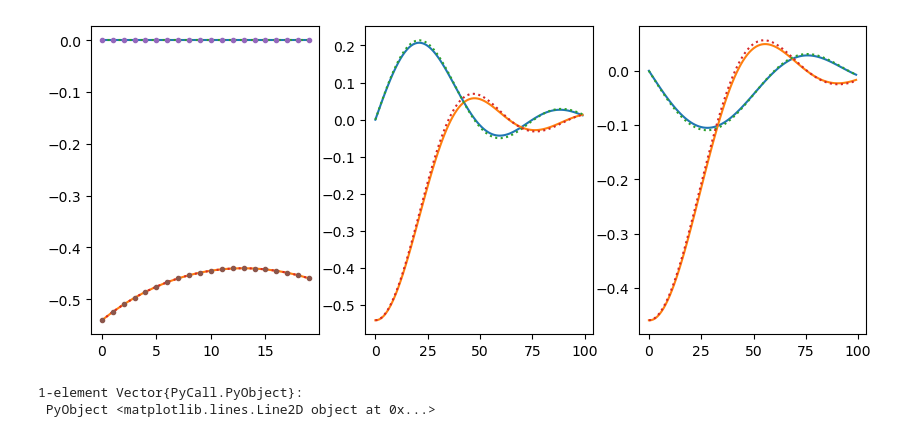
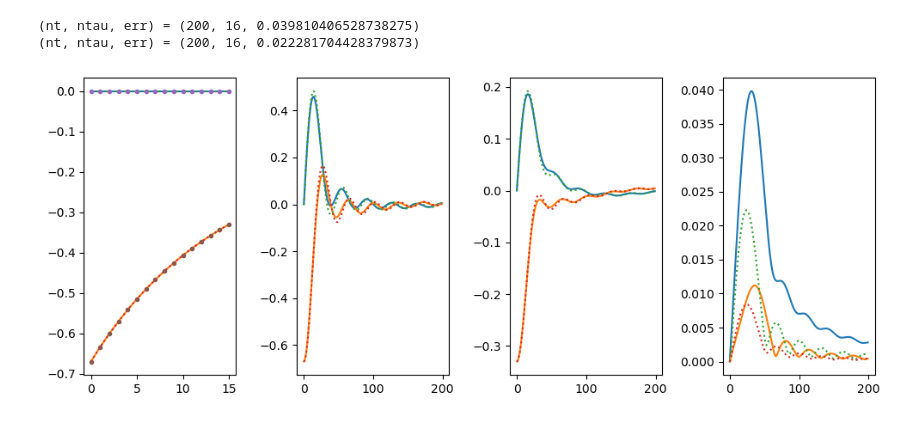
Before and after one commit to krivenko/QInchworm.jl, a Jupyter notebook: experiments/nonequilibrium/HybridizationFunction.ipynb, the cells around one changed output. Cells and saved outputs as stored; diff of their text form; code cells hidden in the pictures.

Commit message:
[expt] tti dyson impl trapz test

```diff
--- a/experiments/nonequilibrium/HybridizationFunction.ipynb
+++ b/experiments/nonequilibrium/HybridizationFunction.ipynb
@@ -127,5 +151,7 @@ end;
 # %%
-function timestep_tti!(G, H, Σ, t, τ)
+using LinearAlgebra; la = LinearAlgebra
+
+function timestep_tti_euler_bwd!(G, H, Σ, t, τ)
 
     grid = G.grid
 
@@ -141,10 +167,12 @@ function timestep_tti!(G, H, Σ, t, τ)
 
     # -- Solve integrol diff Dyson eq. for t > 0
 
-    I = integrate_tti_retarded(Σ, G, t, τ) # ΣR * Gtv
-    Q = integrate_tti_mixed(Σ, G, t, τ) # Σtv * GM
+    I = integrate_tti_retarded_trapz(Σ, G, t, τ) # ΣR * Gtv
+    Q = integrate_tti_mixed_trapz(Σ, G, t, τ) # Σtv * GM
 
     dt = step(grid, forward_branch)
+
+    t0 = first(grid[forward_branch])
     tm1 = grid[forward_branch][t.ridx - 1] # Previous time
 
     b = 1im/dt * G[:, :, tm1, τ] + I + Q
@@ -171,0 +223,10 @@ end
+# %%
+function timestep_tti!(G, H, Σ, t; euler=true)
+    for τ in G.grid[imaginary_branch]
+        if euler
+            timestep_tti_euler_bwd!(G, H, Σ, t, τ)
+        else
+            timestep_tti_trapz_bwd!(G, H, Σ, t, τ)
+        end
+    end
+end;
@@ -172,28 +262,48 @@ end
 # %%
-subp = [1, 3, 1]
+β = 0.5
+t = 1.0
+ϵ = 1.5
+
+tmax = 10.0
+
+ntau = 16
+nt = 200
+
+errs, G, Σ = solve_bethe(nt, ntau, tmax, β,  t, ϵ)
+errs_trapz, G_trapz, Σ_trapz = solve_bethe(nt, ntau, tmax, β,  t, ϵ; euler=false)
+
+subp = [1, 4, 1]
 plt.figure(figsize=(10, 4))
 
 plt.subplot(subp...); subp[end] += 1
 plt.plot(real(G.rm.data[1, 1, :, 1]))
 plt.plot(imag(G.rm.data[1, 1, :, 1]))
-plt.plot(real(G_ref_tti.rm.data[1, 1, :, 1]), ":")
-plt.plot(imag(G_ref_tti.rm.data[1, 1, :, 1]), ":")
+plt.plot(real(Σ.rm.data[1, 1, :, 1]), ":")
+plt.plot(imag(Σ.rm.data[1, 1, :, 1]), ":")
 plt.plot(real(G.mat.data[1, 1, :, 1]), ".")
 plt.plot(imag(G.mat.data[1, 1, :, 1]), ".")
-
 
 plt.subplot(subp...); subp[end] += 1
 plt.plot(real(G.rm.data[1, 1, 1, :]))
 plt.plot(imag(G.rm.data[1, 1, 1, :]))
-plt.plot(real(G_ref_tti.rm.data[1, 1, 1, :]), ":")
-plt.plot(imag(G_ref_tti.rm.data[1, 1, 1, :]), ":")
+plt.plot(real(Σ.rm.data[1, 1, 1, :]), ":")
+plt.plot(imag(Σ.rm.data[1, 1, 1, :]), ":")
 
 plt.subplot(subp...); subp[end] += 1
 plt.plot(real(G.rm.data[1, 1, end, :]))
 plt.plot(imag(G.rm.data[1, 1, end, :]))
-plt.plot(real(G_ref_tti.rm.data[1, 1, end, :]), ":")
-plt.plot(imag(G_ref_tti.rm.data[1, 1, end, :]), ":")
+plt.plot(real(Σ.rm.data[1, 1, end, :]), ":")
+plt.plot(imag(Σ.rm.data[1, 1, end, :]), ":")
+
+plt.subplot(subp...); subp[end] += 1
+plt.plot(abs.(G.rm.data[1, 1, 1, :] - Σ.rm.data[1, 1, 1, :]))
+plt.plot(abs.(G.rm.data[1, 1, end, :] - Σ.rm.data[1, 1, end, :]))
+
+plt.plot(abs.(G_trapz.rm.data[1, 1, 1, :] - Σ.rm.data[1, 1, 1, :]), ":")
+plt.plot(abs.(G_trapz.rm.data[1, 1, end, :] - Σ.rm.data[1, 1, end, :]), ":")
+
+plt.tight_layout()
 # %% [output]
+(nt, ntau, err) = (200, 16, 0.039810406528738275)
+(nt, ntau, err) = (200, 16, 0.022281704428379873)
-[figure, old version]
+[figure, new version]
-1-element Vector{PyCall.PyObject}:
- PyObject <matplotlib.lines.Line2D object at 0x...>
```
Also changed, not shown: parts of 20 cells of this notebook.
